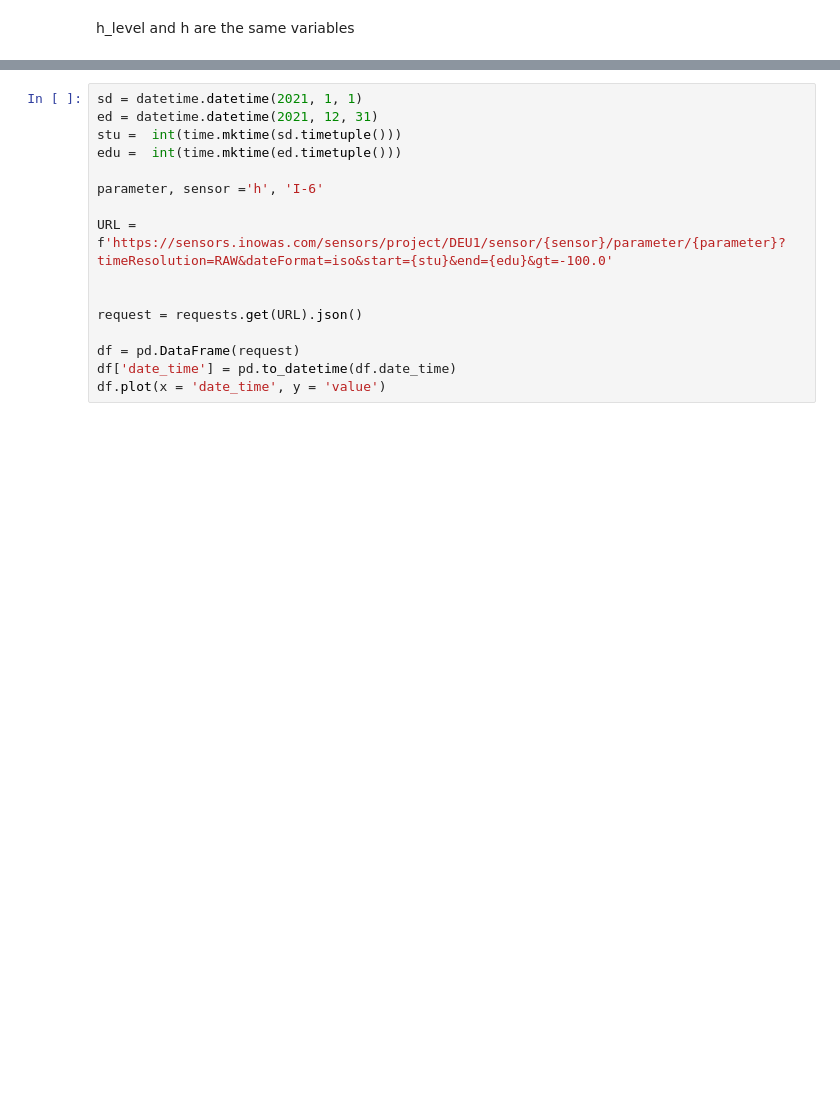
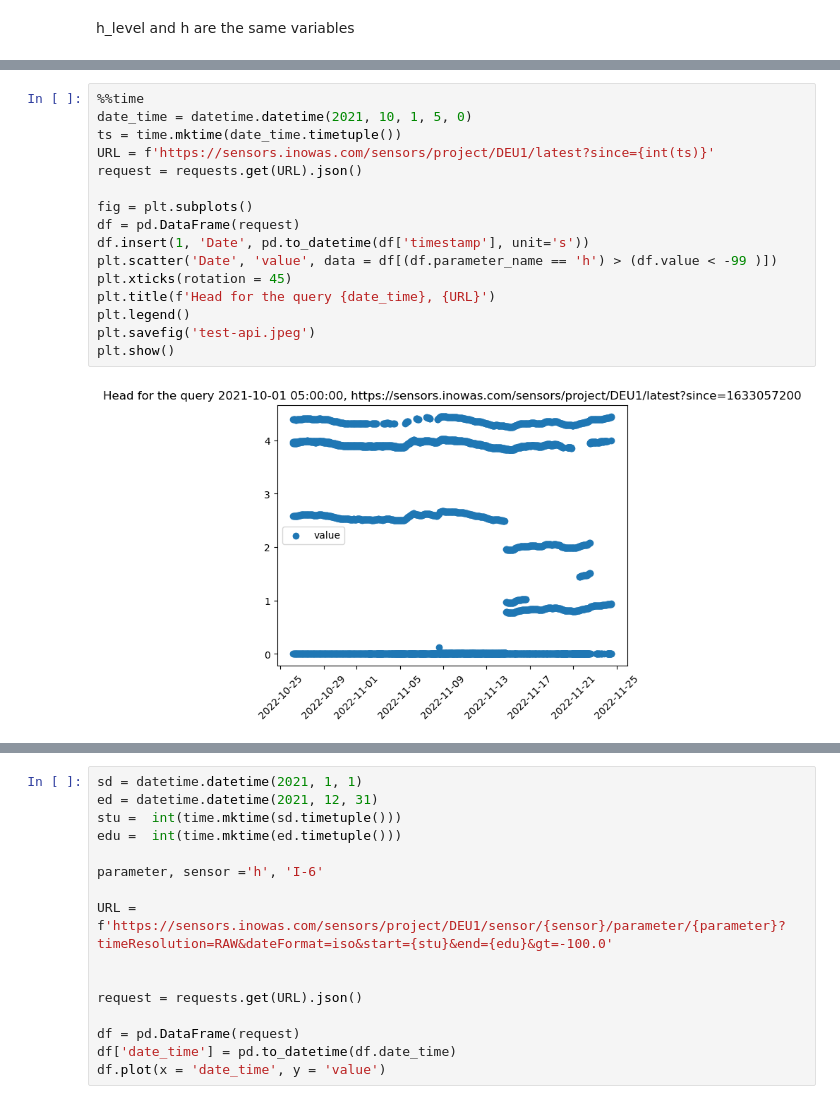
Before and after one commit to vieirasaulo/wasserweise, a Jupyter notebook: API.ipynb, the cells around one changed output, grey strips where cells are left out. Saved outputs shown, nothing was run; the diff lists cells and outputs as text; blank space fills up the shorter version.

```diff
--- a/API.ipynb
+++ b/API.ipynb
@@ -89,0 +128,18 @@ request
+# %%
+%%time
+date_time = datetime.datetime(2021, 10, 1, 5, 0)
+ts = time.mktime(date_time.timetuple())
+URL = f'https://sensors.inowas.com/sensors/project/DEU1/latest?since={int(ts)}'
+request = requests.get(URL).json()
+
+fig = plt.subplots()
+df = pd.DataFrame(request)
+df.insert(1, 'Date', pd.to_datetime(df['timestamp'], unit='s'))
+plt.scatter('Date', 'value', data = df[(df.parameter_name == 'h') > (df.value < -99 )])
+plt.xticks(rotation = 45)
+plt.title(f'Head for the query {date_time}, {URL}')
+plt.legend()
+plt.savefig('test-api.jpeg')
+plt.show()
+# %% [output]
+[figure, added]
```
Also changed, not shown: parts of 36 cells of this notebook, 36 other files.
